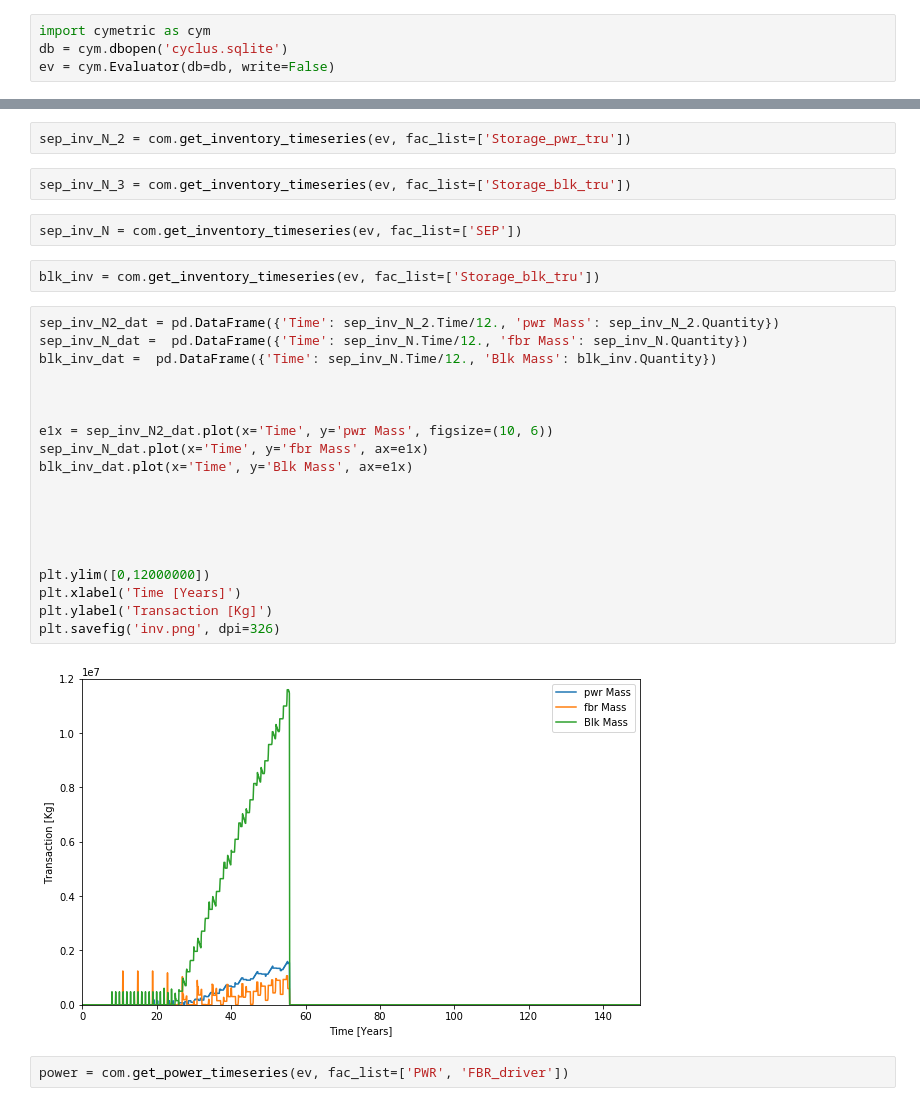
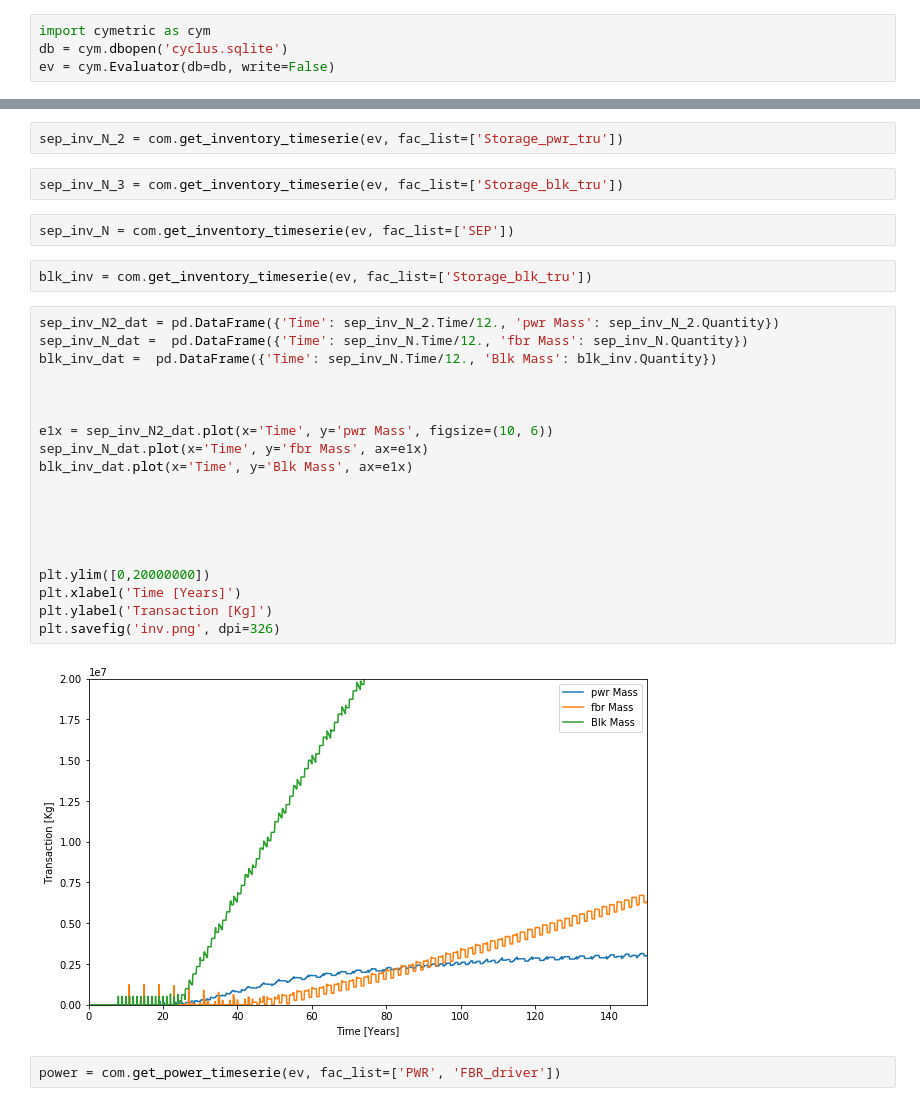
Before and after one commit to Baaaaam/EG30, a Jupyter notebook: EG30_analysis.ipynb, the cells around one changed output, grey strips where cells are left out. Cells and saved outputs as stored; diff of their text form.

```diff
--- a/EG30_analysis.ipynb
+++ b/EG30_analysis.ipynb
@@ -54,34 +54,34 @@ plt.savefig('trans.png', dpi=326)
 # %%
-sep_inv_N_2 = com.get_inventory_timeseries(ev, fac_list=['Storage_pwr_tru'])
+sep_inv_N_2 = com.get_inventory_timeserie(ev, fac_list=['Storage_pwr_tru'])
 # %%
-sep_inv_N_3 = com.get_inventory_timeseries(ev, fac_list=['Storage_blk_tru'])
+sep_inv_N_3 = com.get_inventory_timeserie(ev, fac_list=['Storage_blk_tru'])
 # %%
-sep_inv_N = com.get_inventory_timeseries(ev, fac_list=['SEP'])
+sep_inv_N = com.get_inventory_timeserie(ev, fac_list=['SEP'])
 # %%
-blk_inv = com.get_inventory_timeseries(ev, fac_list=['Storage_blk_tru'])
+blk_inv = com.get_inventory_timeserie(ev, fac_list=['Storage_blk_tru'])
 # %%
 sep_inv_N2_dat = pd.DataFrame({'Time': sep_inv_N_2.Time/12., 'pwr Mass': sep_inv_N_2.Quantity})
 sep_inv_N_dat =  pd.DataFrame({'Time': sep_inv_N.Time/12., 'fbr Mass': sep_inv_N.Quantity})
 blk_inv_dat =  pd.DataFrame({'Time': sep_inv_N.Time/12., 'Blk Mass': blk_inv.Quantity})
 
 
 
 e1x = sep_inv_N2_dat.plot(x='Time', y='pwr Mass', figsize=(10, 6))
 sep_inv_N_dat.plot(x='Time', y='fbr Mass', ax=e1x)
 blk_inv_dat.plot(x='Time', y='Blk Mass', ax=e1x)
 
 
 
 
 
-plt.ylim([0,12000000])
+plt.ylim([0,20000000])
 plt.xlabel('Time [Years]')
 plt.ylabel('Transaction [Kg]')
 plt.savefig('inv.png', dpi=326)
 # %% [output]
-[figure, old version]
+[figure, new version]
 # %%
-power = com.get_power_timeseries(ev, fac_list=['PWR', 'FBR_driver'])
+power = com.get_power_timeserie(ev, fac_list=['PWR', 'FBR_driver'])
 # %%
 power_dat = pd.DataFrame({'Time': power.Time/12., 'Power': power.Value})
 
```
Also changed, not shown: parts of 12 cells of this notebook, 4 other files.
